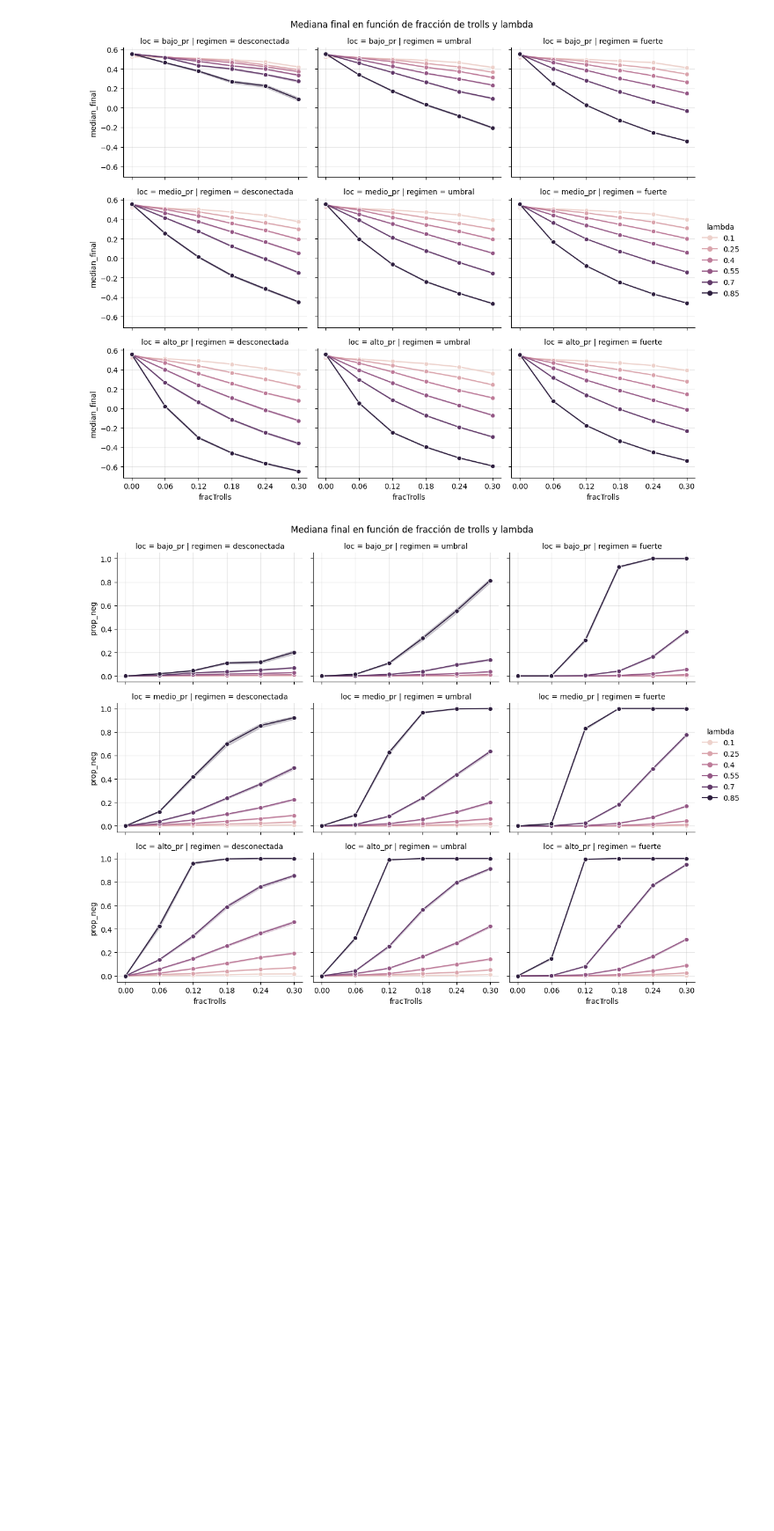
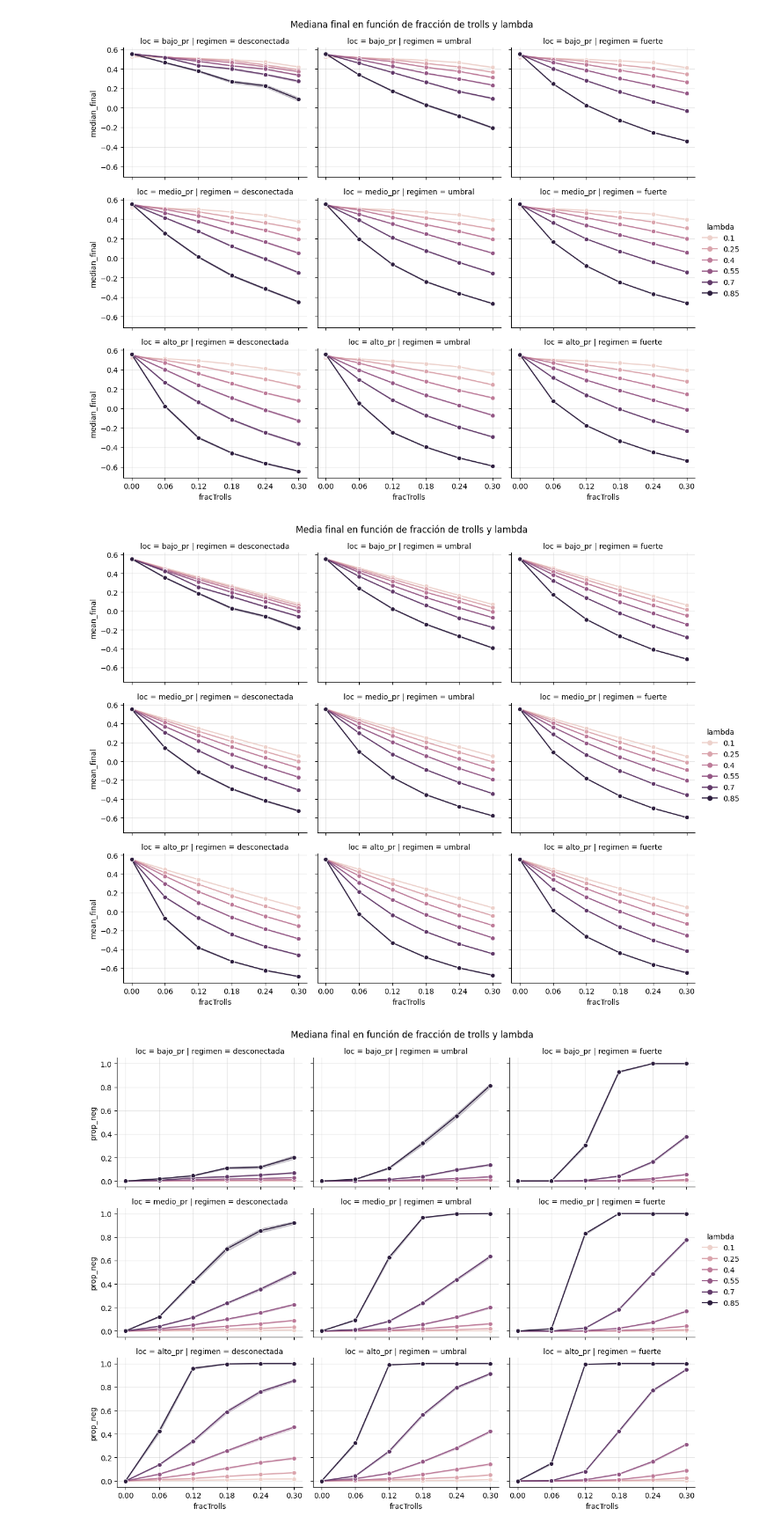
Before and after one commit to inesmolinero/ModeloFriedkin, a Jupyter notebook: analisis/analisis_final.ipynb, the cells around one changed output. Shown at 88% size. Cells and saved outputs as stored; diff of their text form; code cells hidden in the pictures; blank space fills up the shorter version.

```diff
--- a/analisis/analisis_final.ipynb
+++ b/analisis/analisis_final.ipynb
@@ -250,6 +250,30 @@ plt.suptitle("Mediana final en función de fracción de trolls y lambda", y=1.02
 plt.show()
 # %% [output]
 [figure]
+# %%
+g= sns.relplot(
+    data=df,
+    x="fracTrolls",
+    y="mean_final",
+    col="regimen",
+    row="loc",
+    hue= "lambda",
+    kind="line",
+    marker= "o",
+    height=3,
+    aspect=1.3
+)
+xticks = sorted(df["fracTrolls"].unique())
+
+for ax in g.axes.flat:
+    ax.set_xticks(xticks)
+    ax.grid(True, which="major", axis="both", alpha=0.3)
+    ax.set_axisbelow(True)
+
+plt.suptitle("Media final en función de fracción de trolls y lambda", y=1.02)
+plt.show()
+# %% [output]
+[figure, added]
 # %%
 g= sns.relplot(
     data=df,
```
Also changed, not shown: 25 other files.
